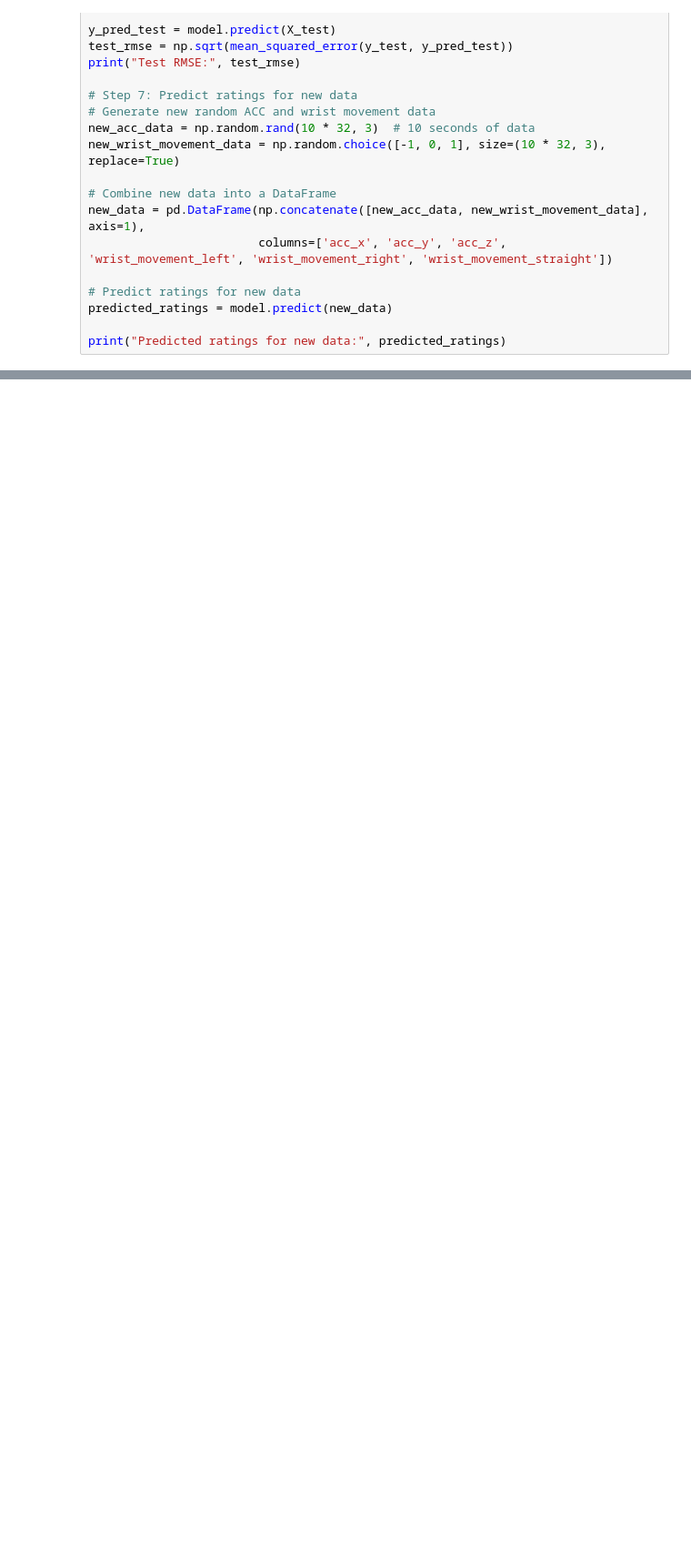
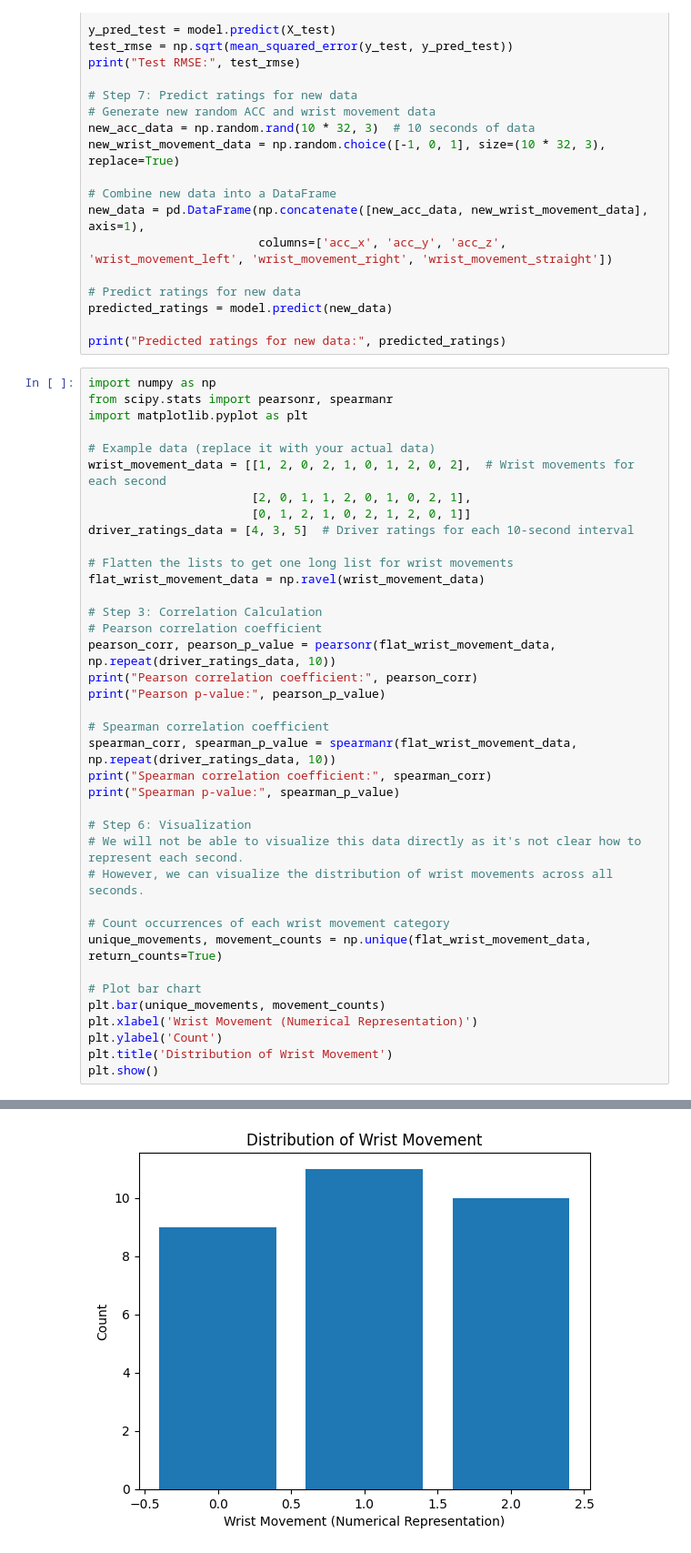
Before and after one commit to YamanSahu/MTP-Work, a Jupyter notebook: rating_pred.ipynb, the cells around one changed output, grey strips where cells are left out. Shown: that part at 91% size. Saved outputs shown, nothing was run; the diff lists cells and outputs as text; blank space fills up the shorter version.

```diff
--- a/rating_pred.ipynb
+++ b/rating_pred.ipynb
@@ -57,3 +57,42 @@ new_data = pd.DataFrame(np.concatenate([new_acc_data, new_wrist_movement_data],
 predicted_ratings = model.predict(new_data)
 
 print("Predicted ratings for new data:", predicted_ratings)
+# %%
+import numpy as np
+from scipy.stats import pearsonr, spearmanr
+import matplotlib.pyplot as plt
+
+# Example data (replace it with your actual data)
+wrist_movement_data = [[1, 2, 0, 2, 1, 0, 1, 2, 0, 2],  # Wrist movements for each second
+                       [2, 0, 1, 1, 2, 0, 1, 0, 2, 1],
+                       [0, 1, 2, 1, 0, 2, 1, 2, 0, 1]]
+driver_ratings_data = [4, 3, 5]  # Driver ratings for each 10-second interval
+
+# Flatten the lists to get one long list for wrist movements
+flat_wrist_movement_data = np.ravel(wrist_movement_data)
+
+# Step 3: Correlation Calculation
+# Pearson correlation coefficient
+pearson_corr, pearson_p_value = pearsonr(flat_wrist_movement_data, np.repeat(driver_ratings_data, 10))
+print("Pearson correlation coefficient:", pearson_corr)
+print("Pearson p-value:", pearson_p_value)
+
+# Spearman correlation coefficient
+spearman_corr, spearman_p_value = spearmanr(flat_wrist_movement_data, np.repeat(driver_ratings_data, 10))
+print("Spearman correlation coefficient:", spearman_corr)
+print("Spearman p-value:", spearman_p_value)
+
+# Step 6: Visualization
+# We will not be able to visualize this data directly as it's not clear how to represent each second.
+# However, we can visualize the distribution of wrist movements across all seconds.
+
+# Count occurrences of each wrist movement category
+unique_movements, movement_counts = np.unique(flat_wrist_movement_data, return_counts=True)
+
+# Plot bar chart
+plt.bar(unique_movements, movement_counts)
+plt.xlabel('Wrist Movement (Numerical Representation)')
+plt.ylabel('Count')
+plt.title('Distribution of Wrist Movement')
+plt.show()
+# %% [output]
@@ -59,0 +103 @@ print("Predicted ratings for new data:", predicted_ratings)
+[figure, added]
```
Also changed, not shown: parts of 1 cell of this notebook, 35 other files.
